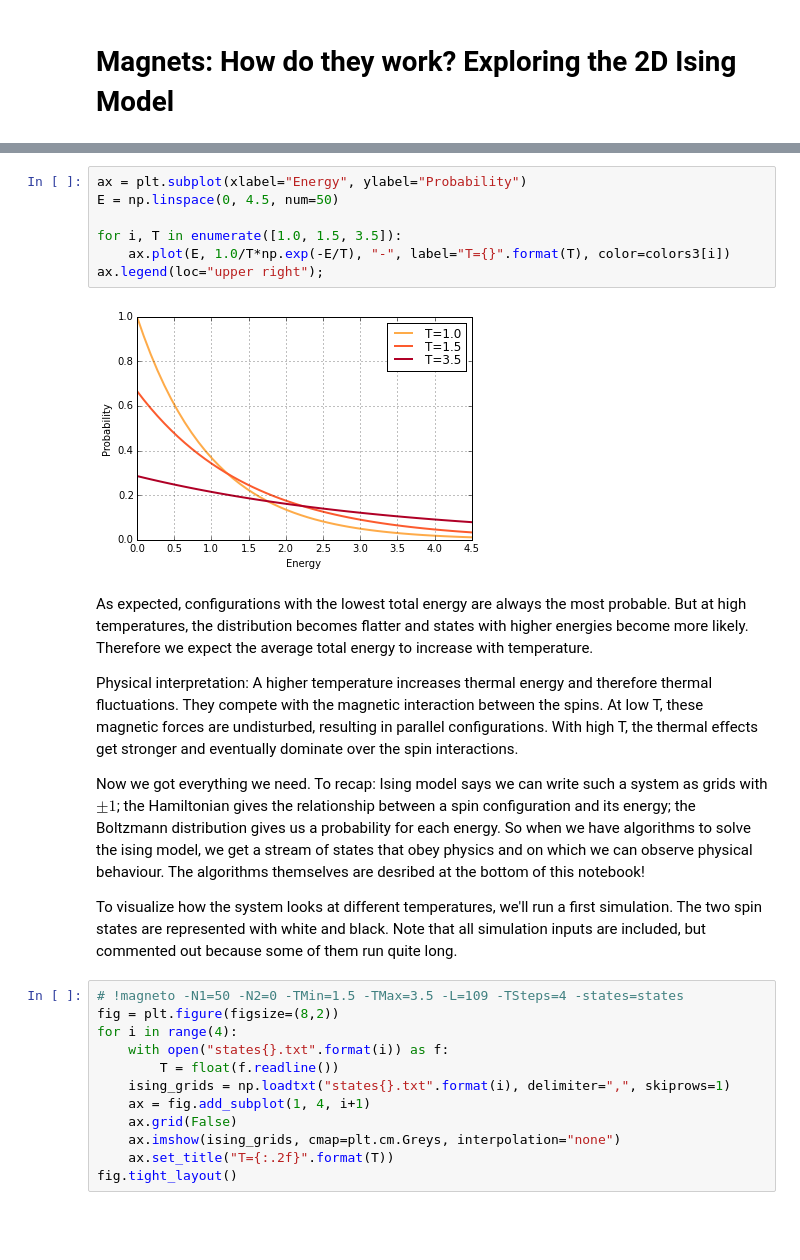
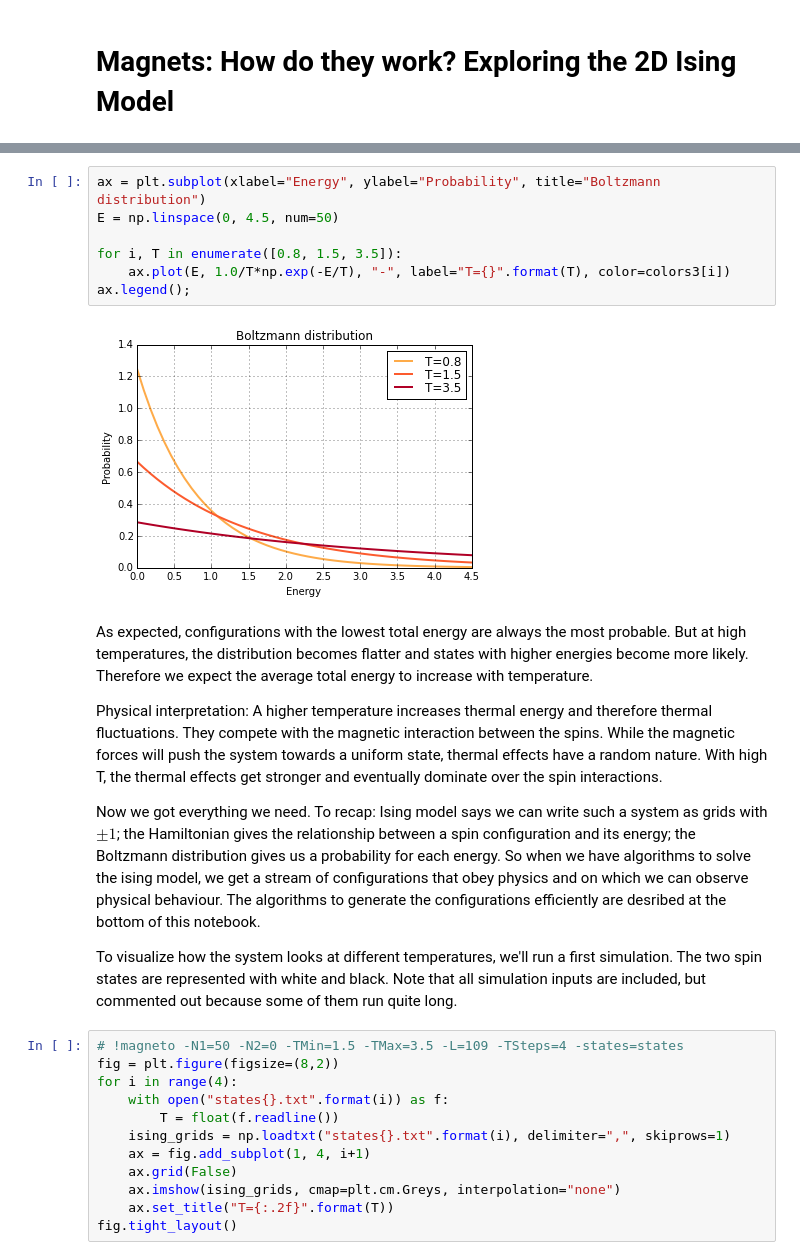
Before and after one commit to s9w/magneto, a Jupyter notebook: usage.ipynb, the cells around one changed output, grey strips where cells are left out. Drawn from its saved outputs; the diff is of its cells as text; blank space fills up the shorter version.

```diff
--- a/usage.ipynb
+++ b/usage.ipynb
@@ -35,20 +35,20 @@ $$\exp(-\frac{H}{T})$$
 
 Normalized, it looks like this:
 # %%
-ax = plt.subplot(xlabel="Energy", ylabel="Probability")
+ax = plt.subplot(xlabel="Energy", ylabel="Probability", title="Boltzmann distribution")
 E = np.linspace(0, 4.5, num=50)
 
-for i, T in enumerate([1.0, 1.5, 3.5]):
+for i, T in enumerate([0.8, 1.5, 3.5]):
     ax.plot(E, 1.0/T*np.exp(-E/T), "-", label="T={}".format(T), color=colors3[i])
-ax.legend(loc="upper right");
+ax.legend();
 # %% [output]
-[figure, old version]
+[figure, new version]
 # %% [markdown]
 As expected, configurations with the lowest total energy are always the most probable. But at high temperatures, the distribution becomes flatter and states with higher energies become more likely. Therefore we expect the average total energy to increase with temperature.
 
-Physical interpretation: A higher temperature increases thermal energy and therefore thermal fluctuations. They compete with the magnetic interaction between the spins. At low T, these magnetic forces are undisturbed, resulting in parallel configurations. With high T, the thermal effects get stronger and eventually dominate over the spin interactions.
+Physical interpretation: A higher temperature increases thermal energy and therefore thermal fluctuations. They compete with the magnetic interaction between the spins. While the magnetic forces will push the system towards a uniform state, thermal effects have a random nature. With high T, the thermal effects get stronger and eventually dominate over the spin interactions.
 
-Now we got everything we need. To recap: Ising model says we can write such a system as grids with $\pm 1$; the Hamiltonian gives the relationship between a spin configuration and its energy; the Boltzmann distribution gives us a probability for each energy. So when we have algorithms to solve the ising model, we get a stream of states that obey physics and on which we can observe physical behaviour. The algorithms themselves are desribed at the bottom of this notebook!
+Now we got everything we need. To recap: Ising model says we can write such a system as grids with $\pm 1$; the Hamiltonian gives the relationship between a spin configuration and its energy; the Boltzmann distribution gives us a probability for each energy. So when we have algorithms to solve the ising model, we get a stream of configurations that obey physics and on which we can observe physical behaviour. The algorithms to generate the configurations efficiently are desribed at the bottom of this notebook.
 
 To visualize how the system looks at different temperatures, we'll run a first simulation. The two spin states are represented with white and black. Note that all simulation inputs are included, but commented out because some of them run quite long.
 # %%
```
Also changed, not shown: parts of 18 cells of this notebook, 6 other files.
